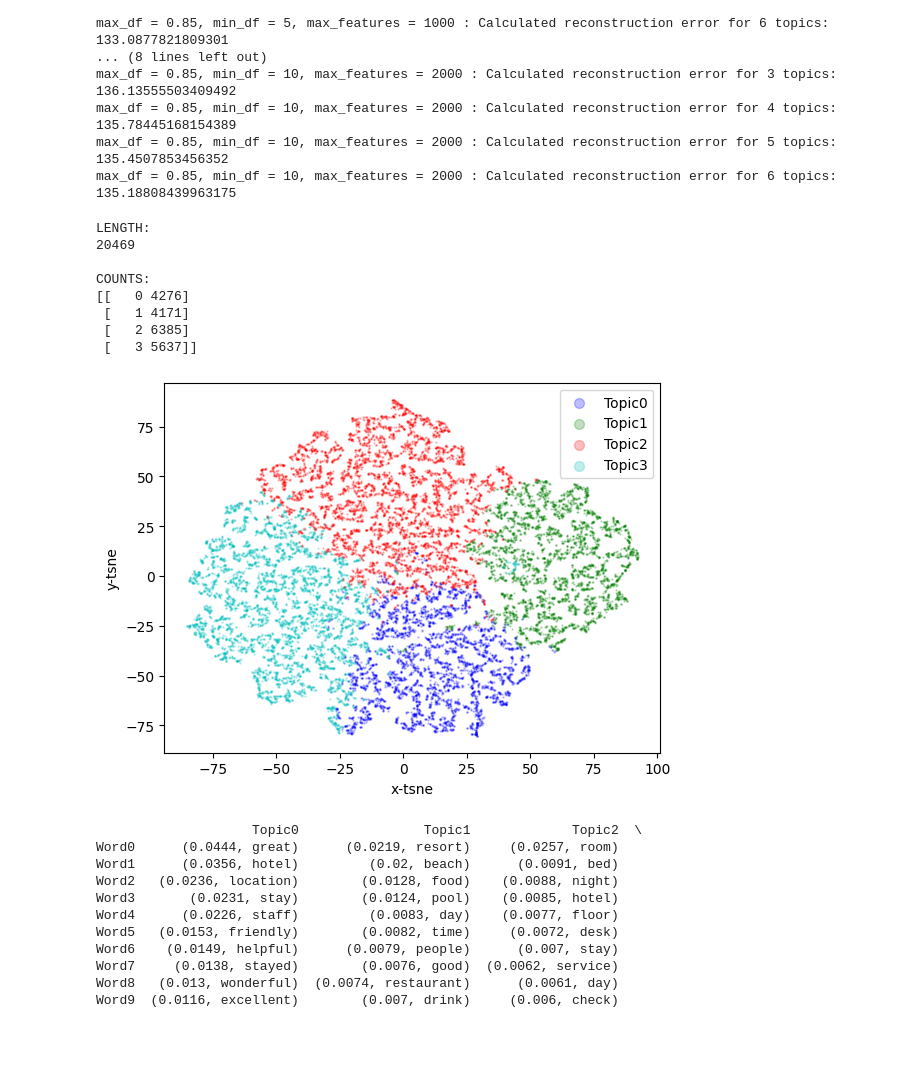
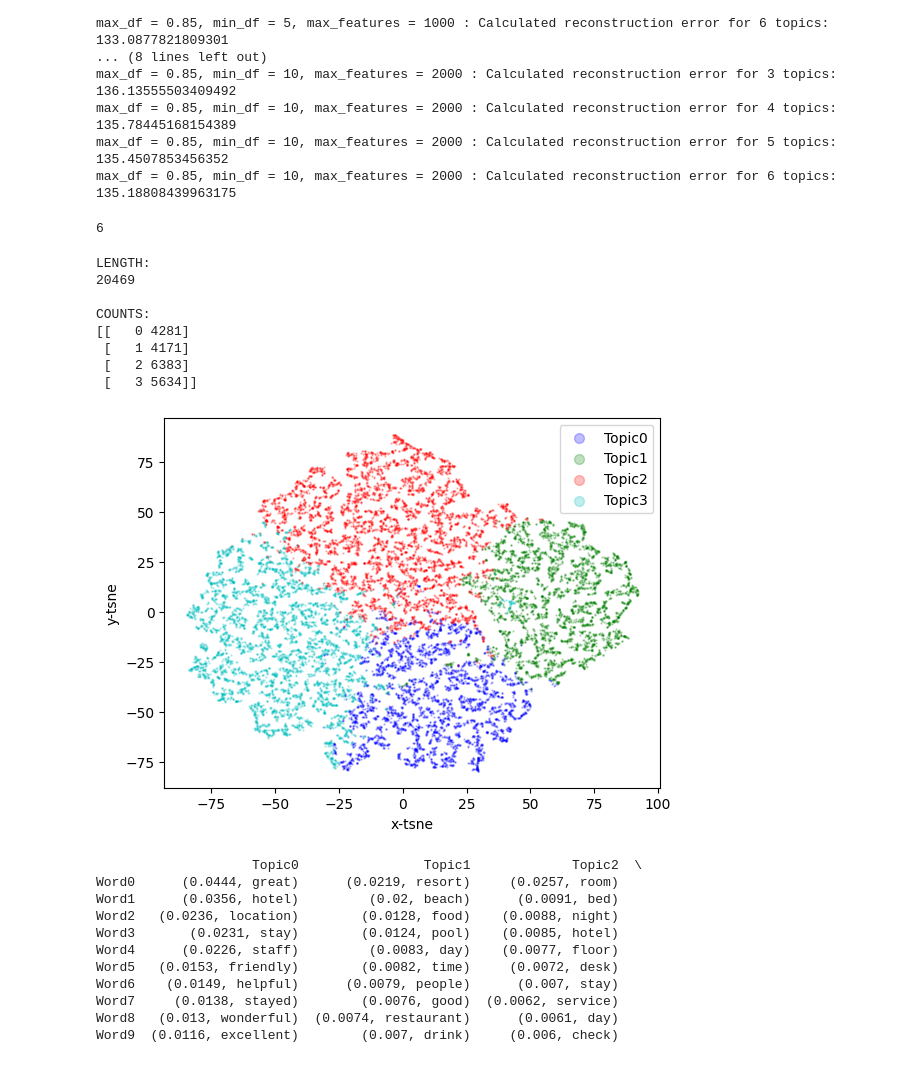
Before and after one commit to Hunteracademic/Unsupervised_assignment_1, a Jupyter notebook: FinalProject_Group04_AlexKravtsov_DanielCastiblanco_HunterWard.ipynb, the cells around one changed output. Cells and saved outputs as stored; diff of their text form; code cells hidden in the pictures.

```diff
--- a/FinalProject_Group04_AlexKravtsov_DanielCastiblanco_HunterWard.ipynb
+++ b/FinalProject_Group04_AlexKravtsov_DanielCastiblanco_HunterWard.ipynb
@@ -455,27 +455,31 @@ def plot_tsne(data, threshold):
     matplotlib.pyplot.xlabel('x-tsne')
     matplotlib.pyplot.ylabel('y-tsne')
     matplotlib.pyplot.legend(markerscale=10)
+# %%
+print(len(tfidf_vectorizers))
+# %% [output]
+6
 # %%
 
 nmf = sklearn.decomposition.NMF(
     n_components=4,
     solver='cd',
     random_state=0
 )
 
-nmf_transformed = nmf.fit_transform(tfidf_vectorizers[0].fit_transform(nmf_data['clean_text']))
+nmf_transformed = nmf.fit_transform(tfidf_vectorizers[4].fit_transform(nmf_data['clean_text']))
 
 plot_tsne(data=nmf_transformed, threshold=0)
 # %% [output]
 LENGTH:
 20469
 
 COUNTS:
-[[   0 4276]
+[[   0 4281]
  [   1 4171]
- [   2 6385]
- [   3 5637]]
+ [   2 6383]
+ [   3 5634]]
-[figure, old version]
+[figure, new version]
 # %%
 
 def get_topics(mod, vec, names, docs, ndocs, nwords):
```
Also changed, not shown: parts of 1 cell of this notebook.
